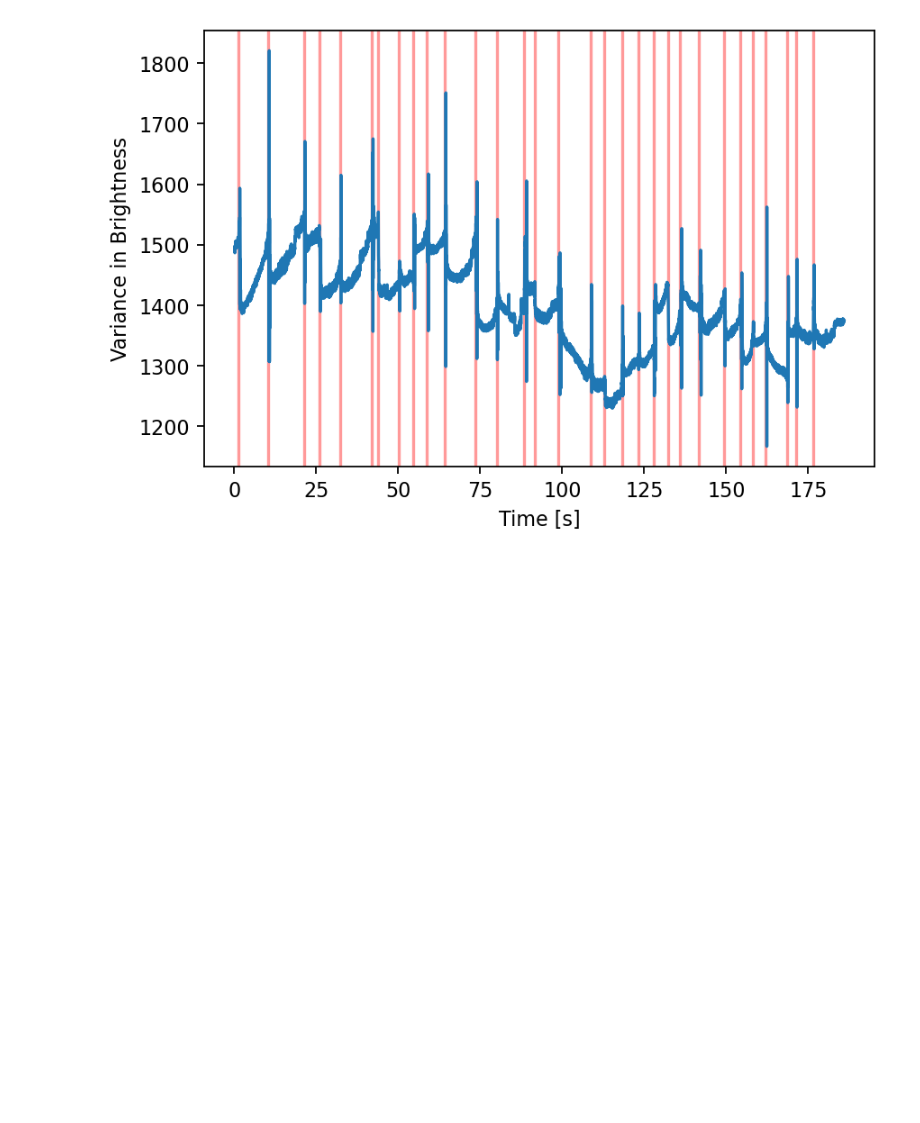
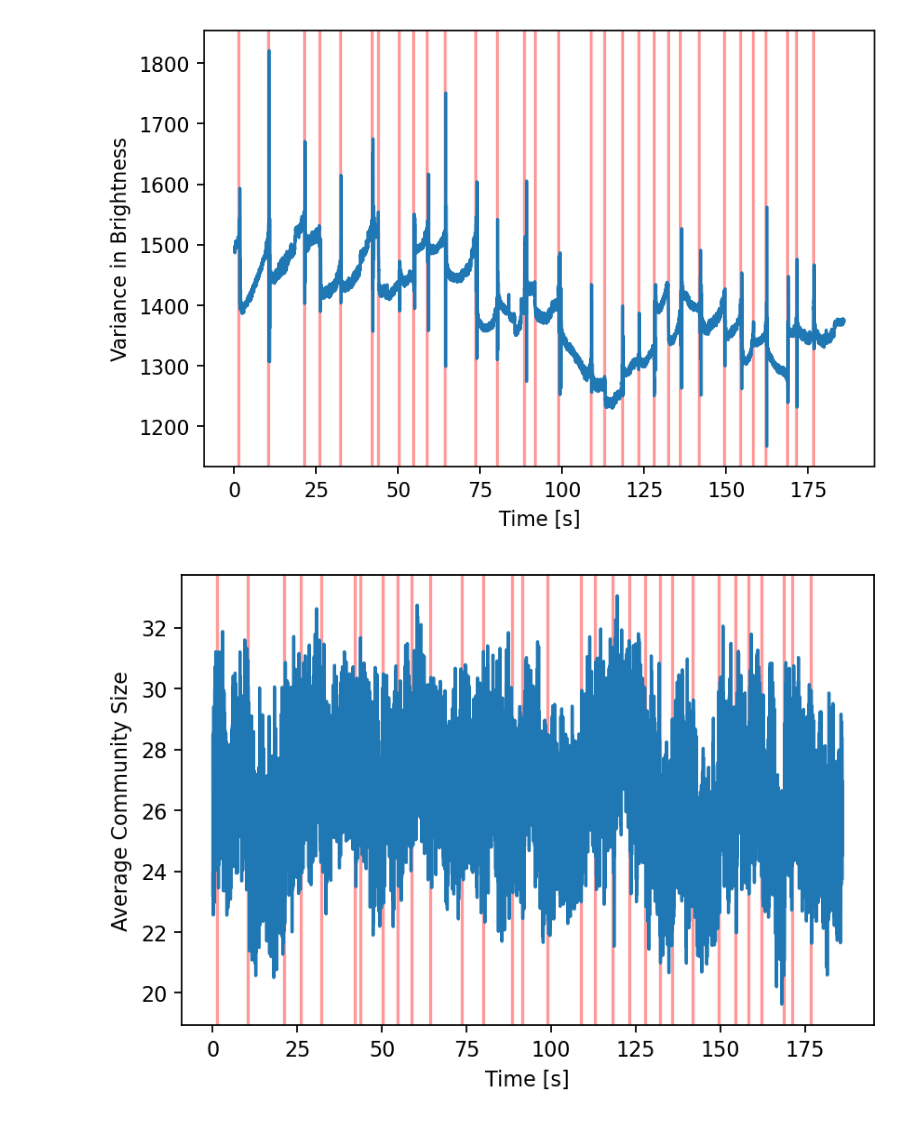
Before and after one commit to Jfeatherstone/FailurePrediction, a Jupyter notebook: AnalyzeTest.ipynb, the cells around one changed output. Cells and saved outputs as stored; diff of their text form; code cells hidden in the pictures; blank space fills up the shorter version.

Commit message:
Community and network analysis methods, finished caching methods, (unsuccessful) network testing

```diff
--- a/AnalyzeTest.ipynb
+++ b/AnalyzeTest.ipynb
@@ -10,11 +10,12 @@ from slider import ImageAnalysis, ParticleAnalysis, Analyze
 # %%
-photoelasticImageData, whiteLightImageData, forceData, trackingData, metadata = Preprocessing.loadSliderData(loadCachedData=True, saveCachedData=True)
+photoelasticImageData, whiteLightImageData, forceData, trackingData, metadata = Preprocessing.loadSliderData(loadCachedData=True)
 peakTimes = Preprocessing.identifyPeaks(forceData, returnTimes=True)
+peakIndices = Preprocessing.identifyPeaks(forceData)
 timeArr = forceData[0][:,1]
 # %% [output]
 Reading tracking data from cache: Cache/Tracking/shape0_01.pickle
 # %%
-metrics = [ImageAnalysis.varianceBrightness, ImageAnalysis.averageBrightness]
+metrics = [CommunityAnalysis.averageCommunitySize, CommunityAnalysis.numberOfCommunities]
 
 metricList = Analyze.analyze(photoelasticImageData, trackingData, metrics, metadata)
 # %% [output]
@@ -45,0 +45,10 @@ with open('/run/media/jack/Seagate Portable Drive/Research/SliderWinter2020/Cach
+# %%
+for i in range(len(peakTimes[0])):
+    plt.axvline(peakTimes[0][i], c='r', alpha=.4)
+
+plt.plot(timeArr, metricList[0][0])
+plt.ylabel('Average Community Size')
+plt.xlabel('Time [s]')
+plt.savefig('images/averageCommunitySize.png')
+# %% [output]
+[figure, added]
```
Also changed, not shown: parts of 6 cells of this notebook, 29 other files.
